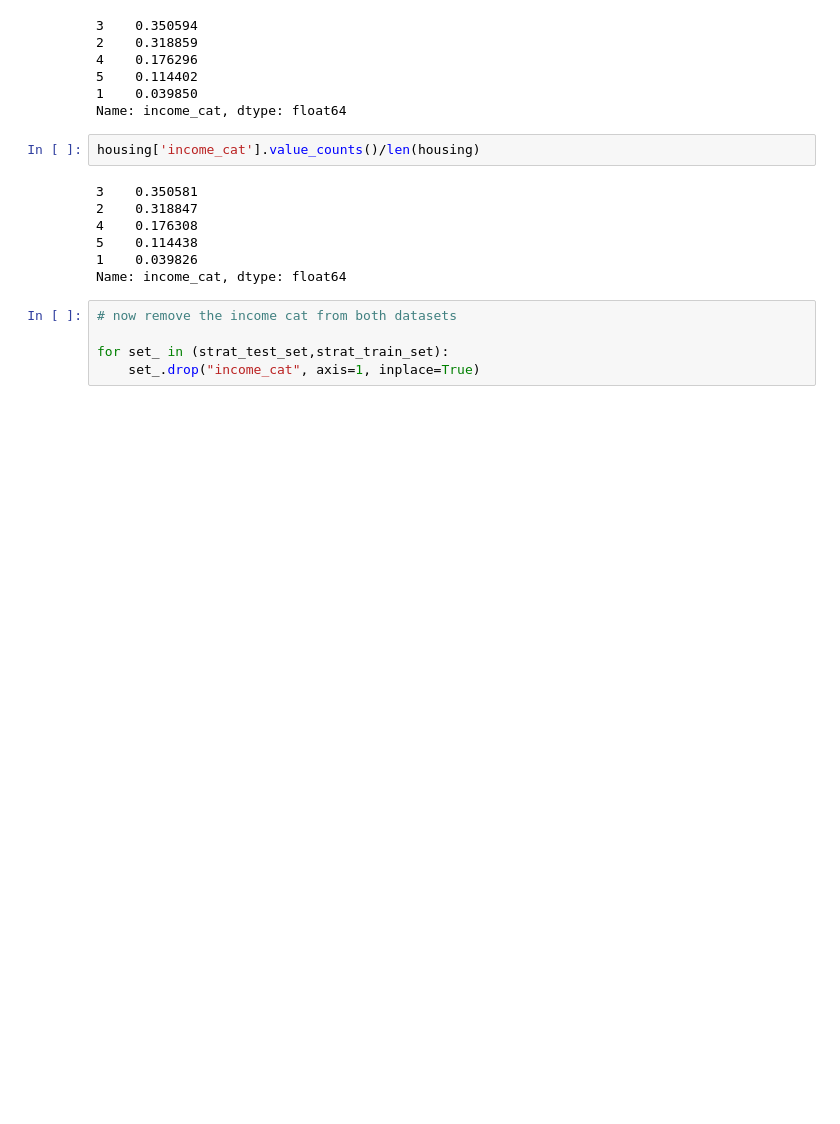
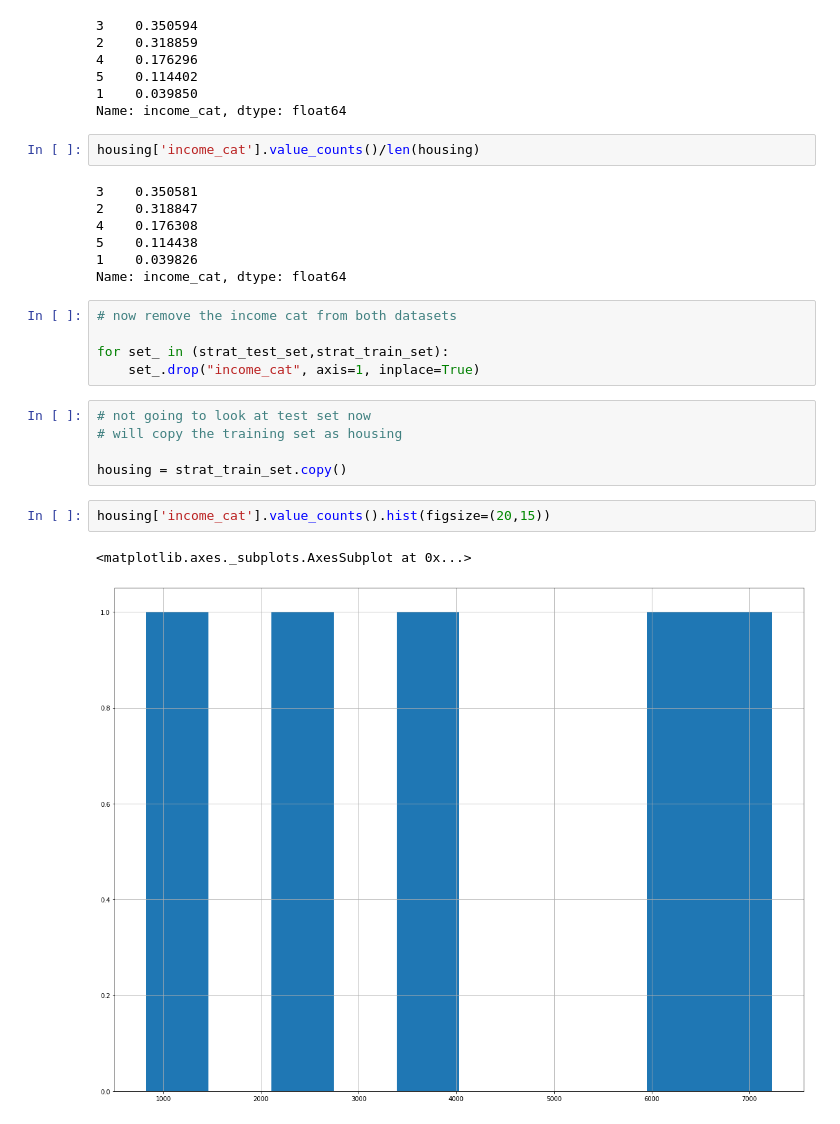
Before and after one commit to bthakr1/tensorflow, a Jupyter notebook: download.ipynb, the cells around one changed output. Drawn from its saved outputs; the diff is of its cells as text; blank space fills up the shorter version.

```diff
--- a/download.ipynb
+++ b/download.ipynb
@@ -176,3 +176,13 @@ Name: income_cat, dtype: float64
 
 for set_ in (strat_test_set,strat_train_set):
     set_.drop("income_cat", axis=1, inplace=True)
+# %%
+# not going to look at test set now
+# will copy the training set as housing
+
+housing = strat_train_set.copy()
+# %%
+housing['income_cat'].value_counts().hist(figsize=(20,15))
+# %% [output]
+<matplotlib.axes._subplots.AxesSubplot at 0x...>
+[figure, added]
```
Also changed, not shown: parts of 3 cells of this notebook.
